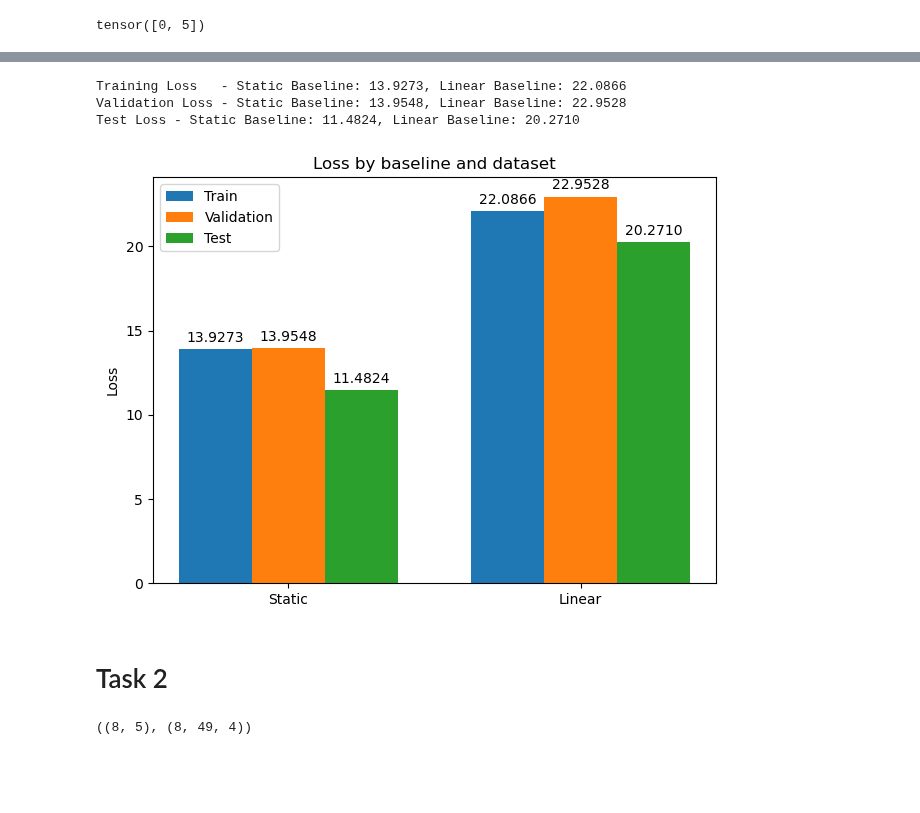
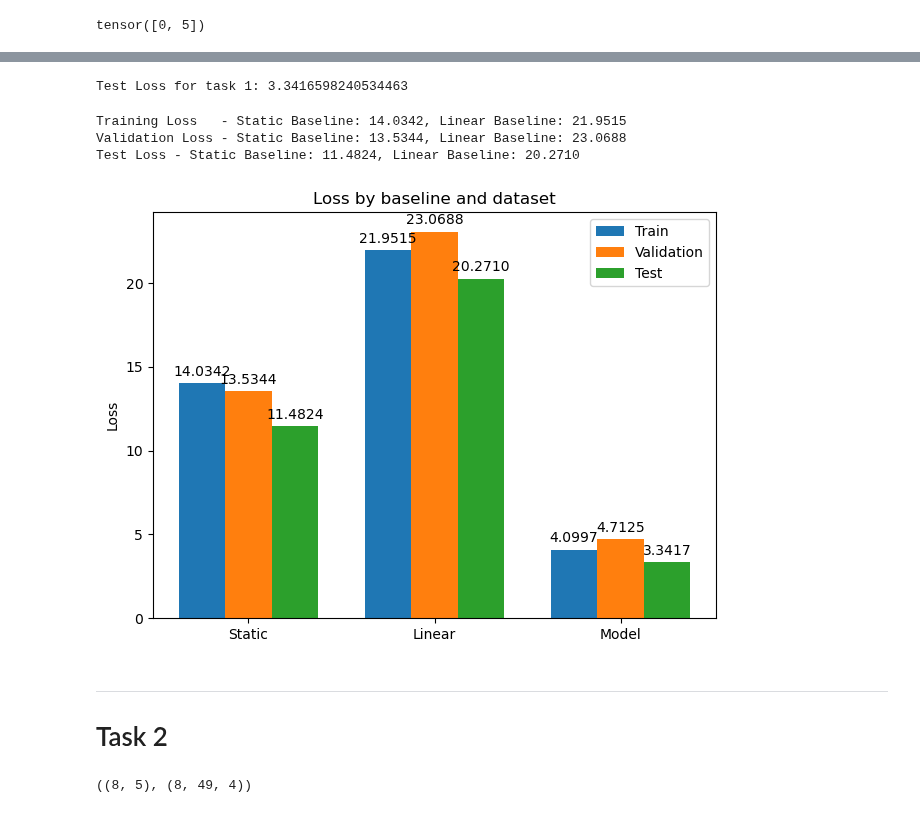
Before and after one commit to lzolyomi/2AMM10-DeepLearning, a Jupyter notebook: Assignment 2/Task1_Experiments.ipynb, the cells around one changed output, grey strips where cells are left out. Saved outputs shown, nothing was run; the diff lists cells and outputs as text; code cells hidden in the pictures; blank space fills up the shorter version.

Commit message:
Added test loss + update plots

```diff
--- a/Assignment 2/Task1_Experiments.ipynb
+++ b/Assignment 2/Task1_Experiments.ipynb
@@ -239,9 +239,11 @@ class MyDataset(Dataset):
 
 filenames = [f'data/task 1/train/trajectory_{i}.npz' for i in range(900)]
 
+split_point = 720 # take 20% of the data for validation
+
 # Create two subsets for train/validation split from the filenames list
-train_filenames = filenames[:800]
-val_filenames = filenames[800:]
+train_filenames = filenames[:split_point]
+val_filenames = filenames[split_point:]
 
 train_dataset = MyDataset(root='data/task 1/train', filenames=train_filenames)
 train_dataloader = DataLoader(train_dataset, batch_size=32)
@@ -323,7 +325,19 @@ Epoch: 80, Training Loss: 2.9933791160583496, Val Loss: 5.008410930633545
+# %%
+# Calculate MSE loss on test set
+model.eval()
+test_loss = 0
+with torch.no_grad():
+    for batch in test_dataloader:
+        batch = batch.to(device)
+        out = model(batch)
+        test_loss += criterion(out, batch.y).item() * batch.num_graphs
+
+test_loss /= len(test_dataset)  # compute average validation loss
+print(f'Test Loss for task 1: {test_loss}')
+# %% [output]
+Test Loss for task 1: 3.3416598240534463
 # %%
 # Calculate static and linear baselines (formula on ANS)
-# THIS IS CORRECT! DO NOT CHANGE!
-
 def static_baseline(X):
     return X[:, 1:3]  # initial x,y coordinates
 
@@ -355,8 +369,8 @@ print(f'Training Loss   - Static Baseline: {train_loss_static:0.4f}, Linear Base
 print(f'Validation Loss - Static Baseline: {val_loss_static:0.4f}, Linear Baseline: {val_loss_linear:0.4f}')
 print(f'Test Loss - Static Baseline: {test_loss_static:0.4f}, Linear Baseline: {test_loss_linear:0.4f}')
 # %% [output]
-Training Loss   - Static Baseline: 13.9273, Linear Baseline: 22.0866
-Validation Loss - Static Baseline: 13.9548, Linear Baseline: 22.9528
+Training Loss   - Static Baseline: 14.0342, Linear Baseline: 21.9515
+Validation Loss - Static Baseline: 13.5344, Linear Baseline: 23.0688
 Test Loss - Static Baseline: 11.4824, Linear Baseline: 20.2710
 # %%
 # Create barplot with static and linear baseline losses for train-test-val 3 separate bars
@@ -364,45 +378,46 @@ Test Loss - Static Baseline: 11.4824, Linear Baseline: 20.2710
 import matplotlib.pyplot as plt
 import numpy as np
 
-train_losses = [train_loss_static, train_loss_linear]
-val_losses = [val_loss_static, val_loss_linear]
-test_losses = [test_loss_static, test_loss_linear]
+train_losses = [train_loss_static, train_loss_linear, loss.item()]
+val_losses = [val_loss_static, val_loss_linear, val_loss]
+test_losses = [test_loss_static, test_loss_linear, test_loss]
 
 x = np.arange(len(train_losses))  # the label locations
 width = 0.25  # the width of the bars
 
 fig, ax = plt.subplots()
 rects1 = ax.bar(x - width, train_losses, width, label='Train')
 rects2 = ax.bar(x, val_losses, width, label='Validation')
 rects3 = ax.bar(x + width, test_losses, width, label='Test')
 
 # Add some text for labels, title and custom x-axis tick labels, etc.
 ax.set_ylabel('Loss')
 ax.set_title('Loss by baseline and dataset')
 ax.set_xticks(x)
-ax.set_xticklabels(['Static', 'Linear'])
+ax.set_xticklabels(['Static', 'Linear', "Model"])
 ax.legend()
 
 # Add numbers on top of bars
 def autolabel(rects):
     """Attach a text label above each bar in *rects*, displaying its height."""
     for rect in rects:  # for each bar
         height = rect.get_height()  # get height of bar
         ax.annotate(f'{height:0.4f}',  # annotate with height
                     xy=(rect.get_x() + rect.get_width() / 2, height),  # put label in the middle of the bar
                     xytext=(0, 3),  # 3 points vertical offset
                     textcoords="offset points",
                     ha='center', va='bottom')
 
 # Do the autolabel
 autolabel(rects1)
 autolabel(rects2)
 autolabel(rects3)
 
 fig.tight_layout()
 # %% [output]
-[figure, old version]
+[figure, new version]
 # %% [markdown]
+---
 # Task 2
 # %%
 # Check datashape
```
Also changed, not shown: parts of 9 cells of this notebook.
